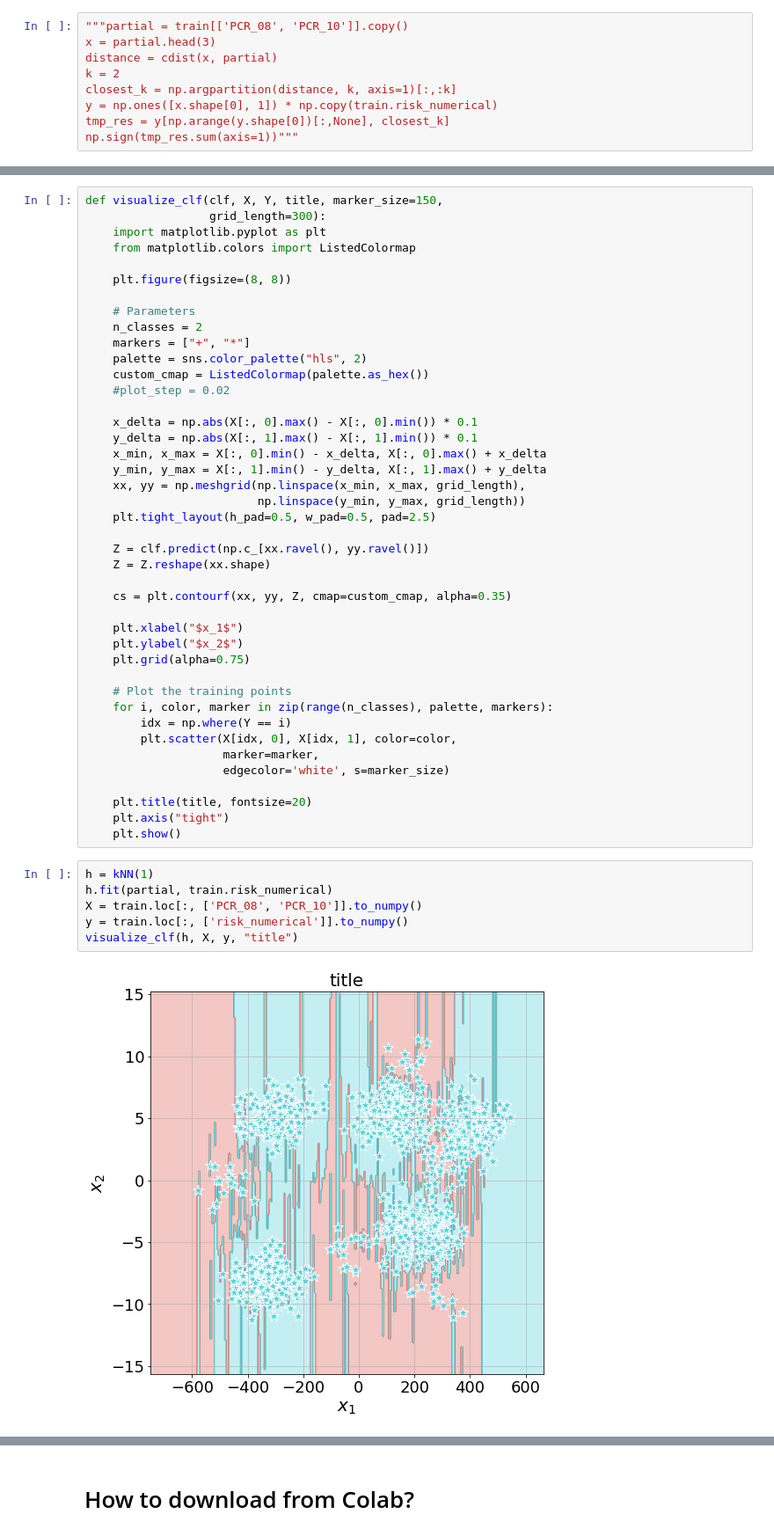
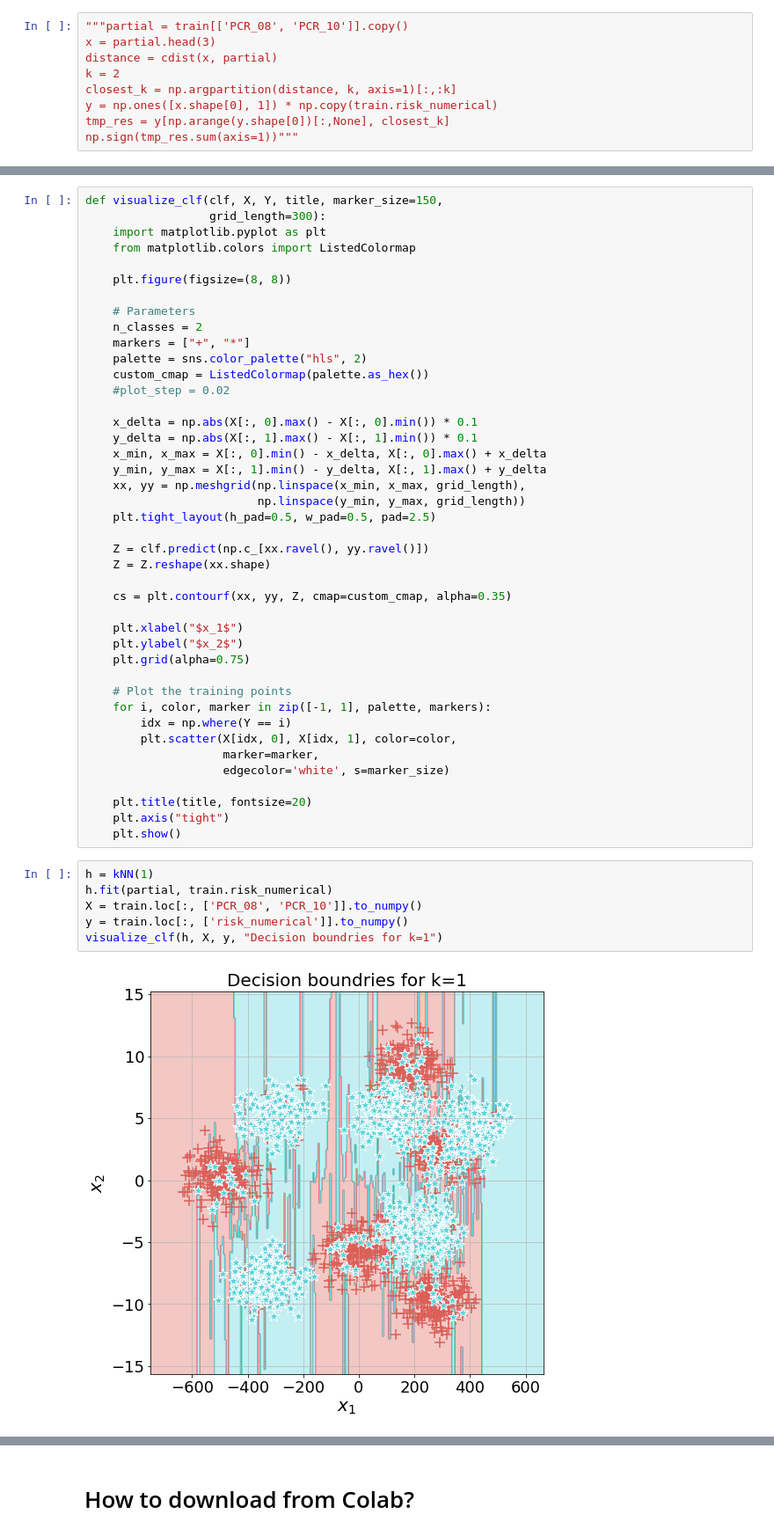
Before and after one commit to inbalh1/ML, a Jupyter notebook: Copy_of_HW1_template.ipynb, the cells around one changed output, grey strips where cells are left out. Shown at 88% size. Cells and saved outputs as stored; diff of their text form.

```diff
--- a/Copy_of_HW1_template.ipynb
+++ b/Copy_of_HW1_template.ipynb
@@ -166,7 +167,7 @@ def visualize_clf(clf, X, Y, title, marker_size=150,
     plt.grid(alpha=0.75)
 
     # Plot the training points
-    for i, color, marker in zip(range(n_classes), palette, markers):
+    for i, color, marker in zip([-1, 1], palette, markers):
         idx = np.where(Y == i)
         plt.scatter(X[idx, 0], X[idx, 1], color=color,
                     marker=marker,
@@ -178,8 +179,8 @@ def visualize_clf(clf, X, Y, title, marker_size=150,
 # %%
 h = kNN(1)
 h.fit(partial, train.risk_numerical)
 X = train.loc[:, ['PCR_08', 'PCR_10']].to_numpy()
 y = train.loc[:, ['risk_numerical']].to_numpy()
-visualize_clf(h, X, y, "title")
+visualize_clf(h, X, y, "Decision boundries for k=1")
 # %% [output]
-[figure, old version]
+[figure, new version]
```
Also changed, not shown: parts of 25 cells of this notebook.
